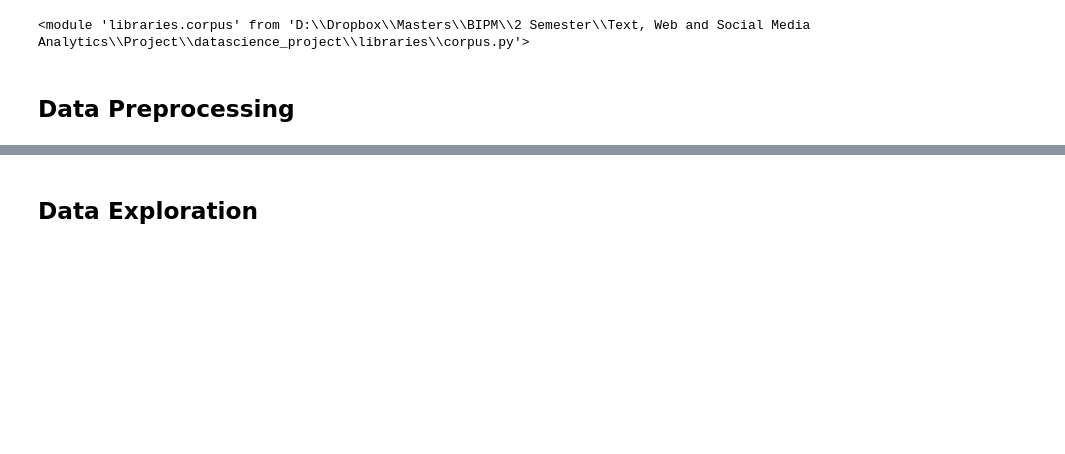
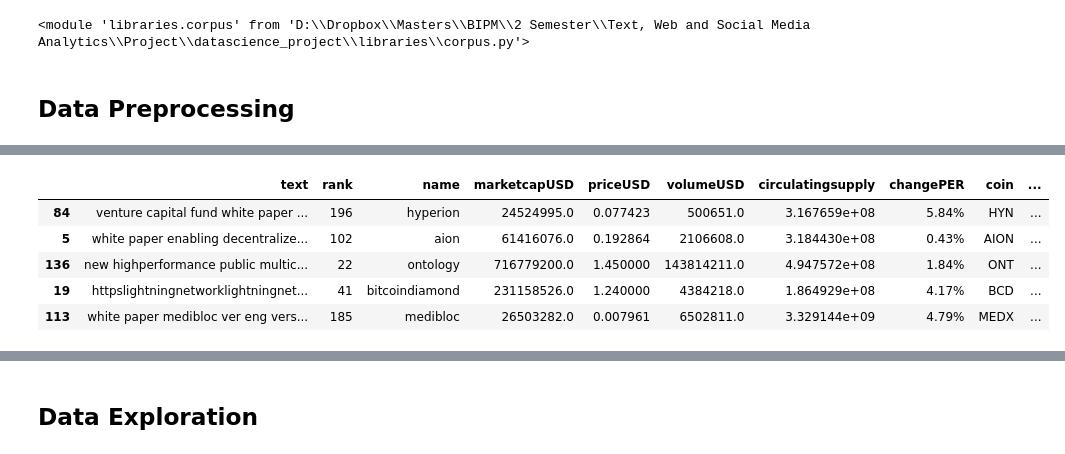
Before and after one commit to luisdiegocm/HWR_DataScience_Project, a Jupyter notebook: notebooks/0- Exploration.ipynb, the cells around one changed output, grey strips where cells are left out. Drawn from its saved outputs; the diff is of its cells as text; code cells hidden in the pictures; blank space fills up the shorter version.

```diff
--- a/notebooks/0- Exploration.ipynb
+++ b/notebooks/0- Exploration.ipynb
@@ -154,0 +185,9 @@ df[pd.isnull(df['rank'])]
+# %%
+df.sort_values(by="word_density").tail()
+# %% [output]
+|  | text | rank | name | marketcapUSD | priceUSD | volumeUSD | circulatingsupply | changePER | coin | ... |
+| 84 | venture capital fund white paper ... | 196 | hyperion | 24524995.0 | 0.077423 | 500651.0 | 3.167659e+08 | 5.84% | HYN | ... |
+| 5 | white paper enabling decentralize... | 102 | aion | 61416076.0 | 0.192864 | 2106608.0 | 3.184430e+08 | 0.43% | AION | ... |
+| 136 | new highperformance public multic... | 22 | ontology | 716779200.0 | 1.450000 | 143814211.0 | 4.947572e+08 | 1.84% | ONT | ... |
+| 19 | httpslightningnetworklightningnet... | 41 | bitcoindiamond | 231158526.0 | 1.240000 | 4384218.0 | 1.864929e+08 | 4.17% | BCD | ... |
+| 113 | white paper medibloc ver eng vers... | 185 | medibloc | 26503282.0 | 0.007961 | 6502811.0 | 3.329144e+09 | 4.79% | MEDX | ... |
```
Also changed, not shown: parts of 16 cells of this notebook, 8 other files.
